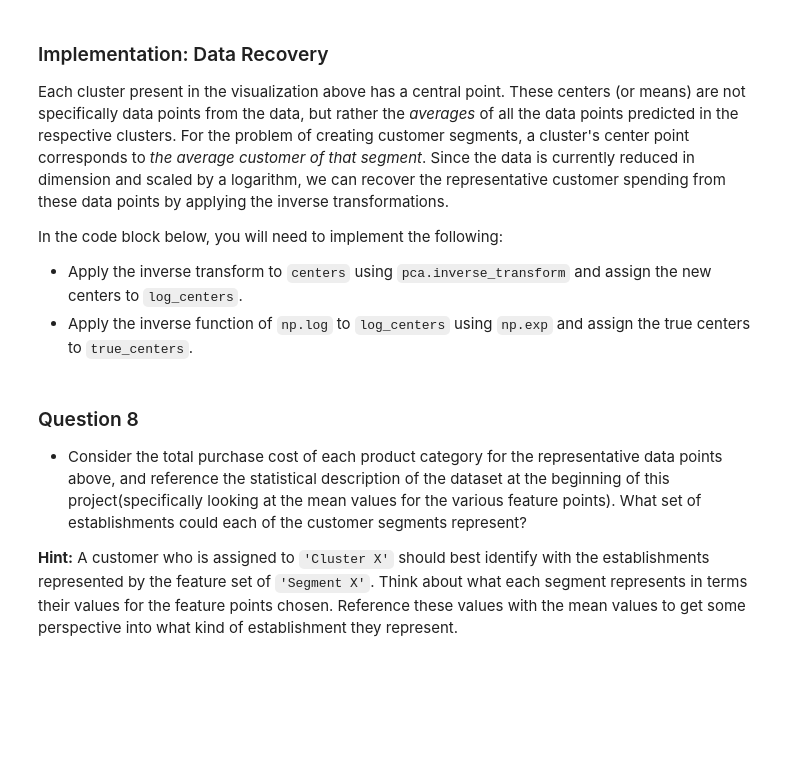
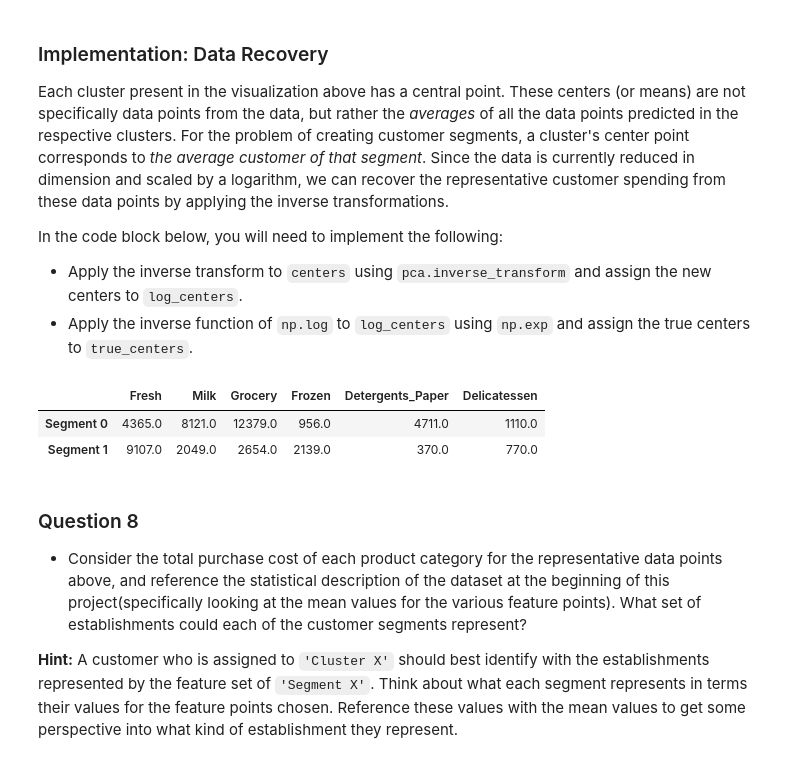
Before and after one commit to Kinosei/Udacity_Machine_Learning_practice, a Jupyter notebook: projects/customer_segments/customer_segments.ipynb, the cells around one changed output. Saved outputs shown, nothing was run; the diff lists cells and outputs as text; code cells hidden in the pictures; blank space fills up the shorter version.

Commit message:
Updates to customer_segments

```diff
--- a/projects/customer_segments/customer_segments.ipynb
+++ b/projects/customer_segments/customer_segments.ipynb
@@ -328,13 +363,14 @@ In the code block below, you will need to implement the following:
  - Apply a PCA transformation of `log_samples` using `pca.transform`, and assign the results to `pca_samples`.
 # %%
 # TODO: Apply PCA by fitting the good data with only two dimensions
-pca = None
+pca = PCA(n_components=2)
+pca.fit(good_data)
 
 # TODO: Transform the good data using the PCA fit above
-reduced_data = None
+reduced_data = pca.transform(good_data)
 
 # TODO: Transform log_samples using the PCA fit above
-pca_samples = None
+pca_samples = pca.transform(log_samples)
 
 # Create a DataFrame for the reduced data
 reduced_data = pd.DataFrame(reduced_data, columns = ['Dimension 1', 'Dimension 2'])
@@ -385,16 +432,40 @@ In the code block below, you will need to implement the following:
    - Assign the silhouette score to `score` and print the result.
 # %%
 # TODO: Apply your clustering algorithm of choice to the reduced data
-clusterer = None
+from sklearn.mixture import GaussianMixture
+clusterer = GaussianMixture(n_components = 2)
+clusterer.fit(reduced_data)
 
 # TODO: Predict the cluster for each data point
-preds = None
+preds = clusterer.predict(reduced_data)
 
 # TODO: Find the cluster centers
-centers = None
+centers = clusterer.means_
 
 # TODO: Predict the cluster for each transformed sample data point
-sample_preds = None
+sample_preds = clusterer.predict(pca_samples)
 
 # TODO: Calculate the mean silhouette coefficient for the number of clusters chosen
-score = None
+from sklearn.metrics import silhouette_score
+score = silhouette_score(reduced_data, preds)
+print(score)
+
+
+# # TODO: Apply your clustering algorithm of choice to the reduced data
+# from sklearn.cluster import KMeans
+# clusterer = KMeans(n_clusters = 3)
+# clusterer.fit(reduced_data)
+
+# # TODO: Predict the cluster for each data point
+# preds = clusterer.predict(reduced_data)
+
+# # TODO: Find the cluster centers
+# centers = clusterer.cluster_centers_
+
+# # TODO: Predict the cluster for each transformed sample data point
+# sample_preds = clusterer.predict(pca_samples)
+
+# # TODO: Calculate the mean silhouette coefficient for the number of clusters chosen
+# from sklearn.metrics import silhouette_score
+# score = silhouette_score(reduced_data, preds)
+# print(score)
@@ -420,16 +503,20 @@ In the code block below, you will need to implement the following:
  - Apply the inverse function of `np.log` to `log_centers` using `np.exp` and assign the true centers to `true_centers`.
 # %%
 # TODO: Inverse transform the centers
-log_centers = None
+log_centers = pca.inverse_transform(centers)
 
 # TODO: Exponentiate the centers
-true_centers = None
+true_centers = np.exp(log_centers)
 
 # Display the true centers
 segments = ['Segment {}'.format(i) for i in range(0,len(centers))]
 true_centers = pd.DataFrame(np.round(true_centers), columns = data.keys())
 true_centers.index = segments
 display(true_centers)
+# %% [output]
+|  | Fresh | Milk | Grocery | Frozen | Detergents_Paper | Delicatessen |
+| Segment 0 | 4365.0 | 8121.0 | 12379.0 | 956.0 | 4711.0 | 1110.0 |
+| Segment 1 | 9107.0 | 2049.0 | 2654.0 | 2139.0 | 370.0 | 770.0 |
 # %% [markdown]
 ### Question 8
 
```
Also changed, not shown: parts of 31 cells of this notebook.
